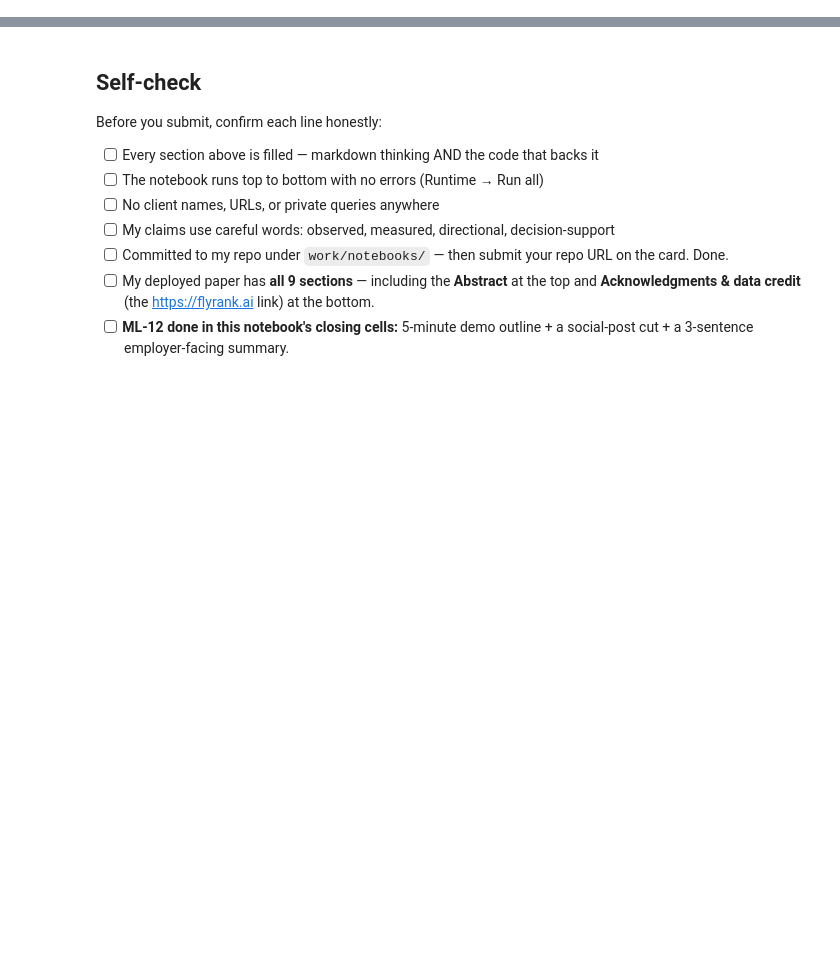
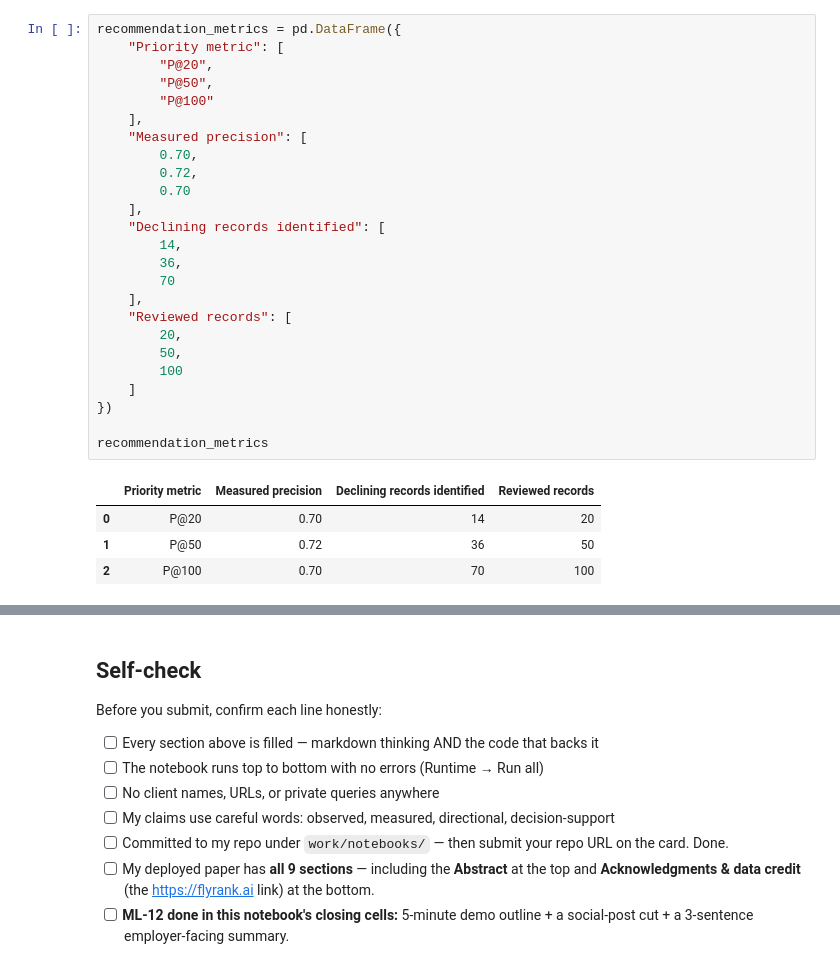
Before and after one commit to qurban-12/ML_internship_Qurban, a Jupyter notebook: work/notebooks/capstone.ipynb, the cells around one changed output, grey strips where cells are left out. Drawn from its saved outputs; the diff is of its cells as text; blank space fills up the shorter version.

```diff
--- a/work/notebooks/capstone.ipynb
+++ b/work/notebooks/capstone.ipynb
@@ -36,0 +443,30 @@ This skeleton is yours to fill. Work the sections **in order** — each one has
+# %%
+recommendation_metrics = pd.DataFrame({
+    "Priority metric": [
+        "P@20",
+        "P@50",
+        "P@100"
+    ],
+    "Measured precision": [
+        0.70,
+        0.72,
+        0.70
+    ],
+    "Declining records identified": [
+        14,
+        36,
+        70
+    ],
+    "Reviewed records": [
+        20,
+        50,
+        100
+    ]
+})
+
+recommendation_metrics
+# %% [output]
+|  | Priority metric | Measured precision | Declining records identified | Reviewed records |
+| 0 | P@20 | 0.70 | 14 | 20 |
+| 1 | P@50 | 0.72 | 36 | 50 |
+| 2 | P@100 | 0.70 | 70 | 100 |
```
Also changed, not shown: parts of 30 cells of this notebook.
